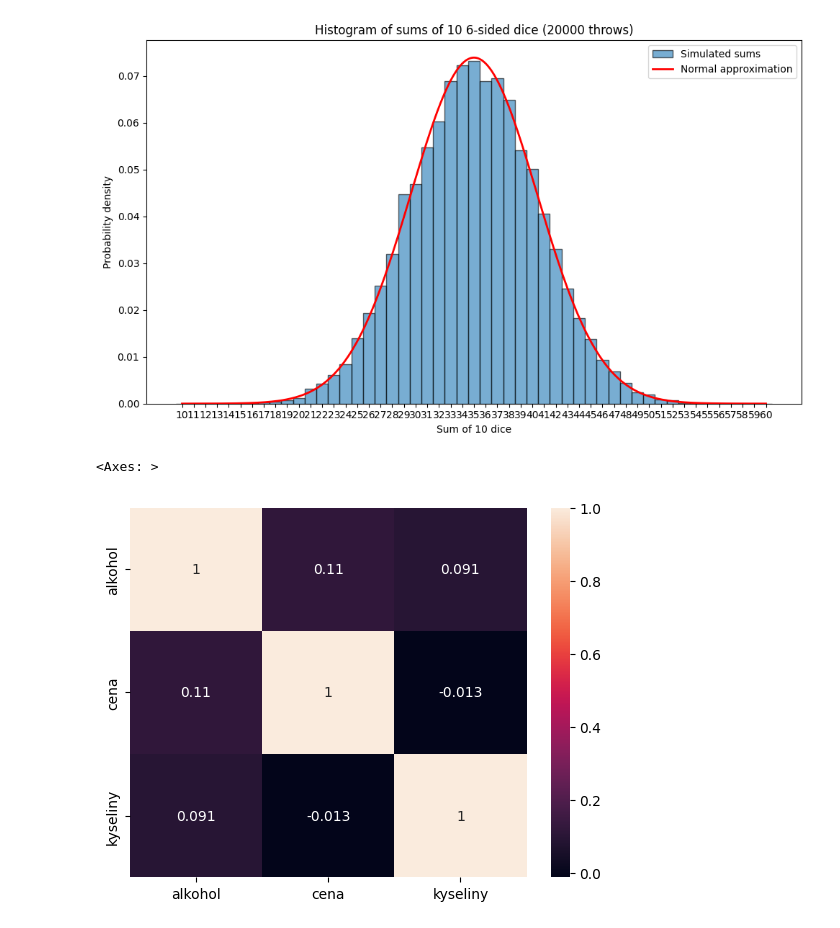
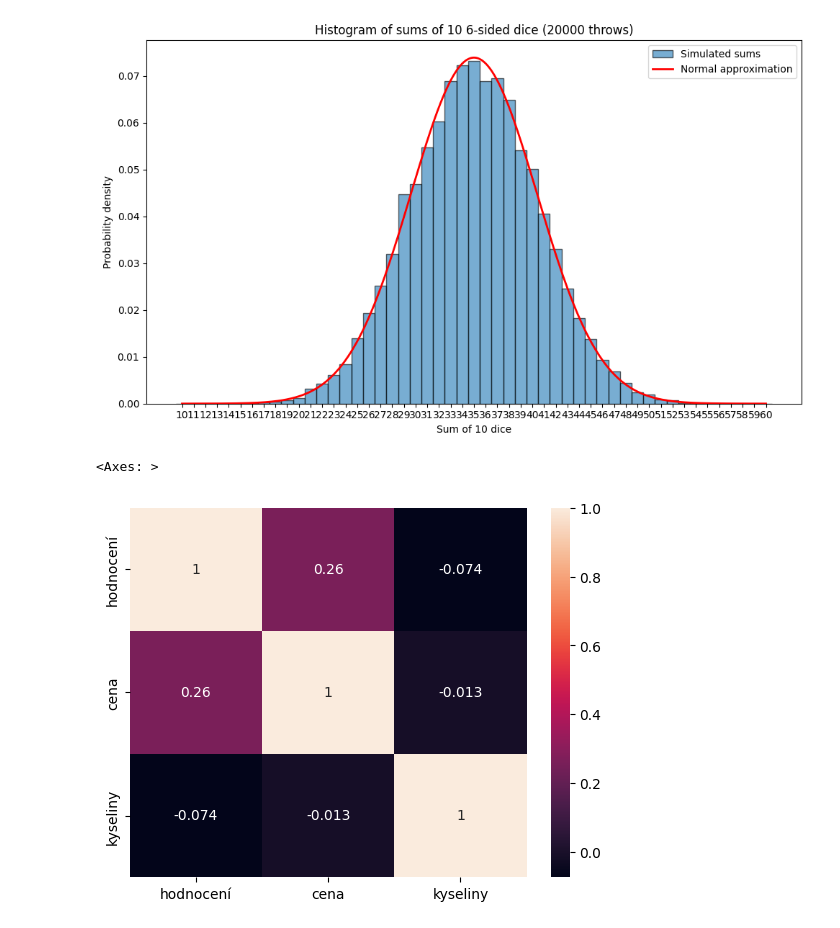
Before and after one commit to osickaJ/SVD, a Jupyter notebook: week2/cv2_jup.ipynb, the cells around one changed output. Cells and saved outputs as stored; diff of their text form; code cells hidden in the pictures.

```diff
--- a/week2/cv2_jup.ipynb
+++ b/week2/cv2_jup.ipynb
@@ -183,9 +183,9 @@ dice_histogram(num_dice=10, sides=6, num_throws=20000)
 [figure]
 # %%
 import seaborn as sb
-data = df[["kvalita", "cena", "kyseliny"]]
+data = df[["hodnocení", "cena", "kyseliny"]]
 corrMat = data.corr()
 sb.heatmap(corrMat,annot = True)
 # %% [output]
 <Axes: >
-[figure, old version]
+[figure, new version]
```
Also changed, not shown: 7 other files.
